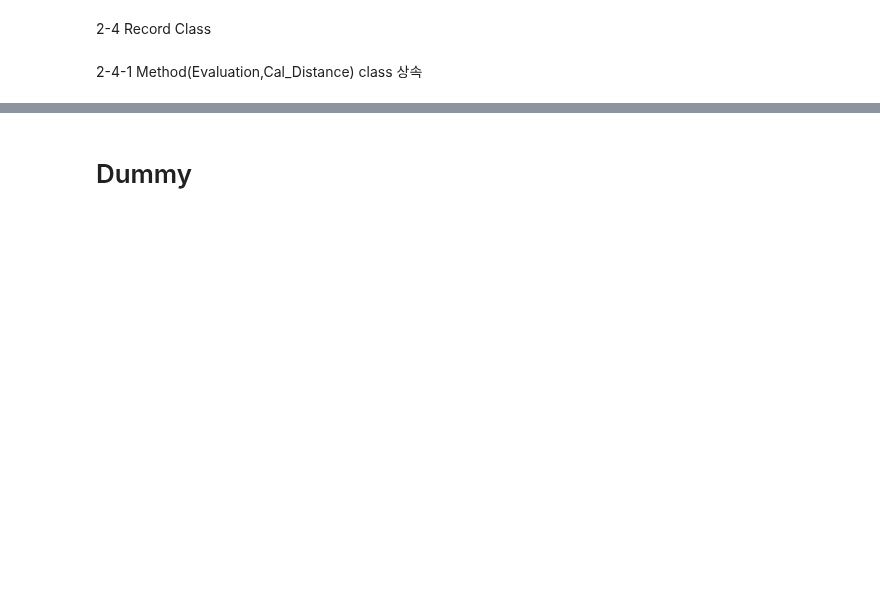
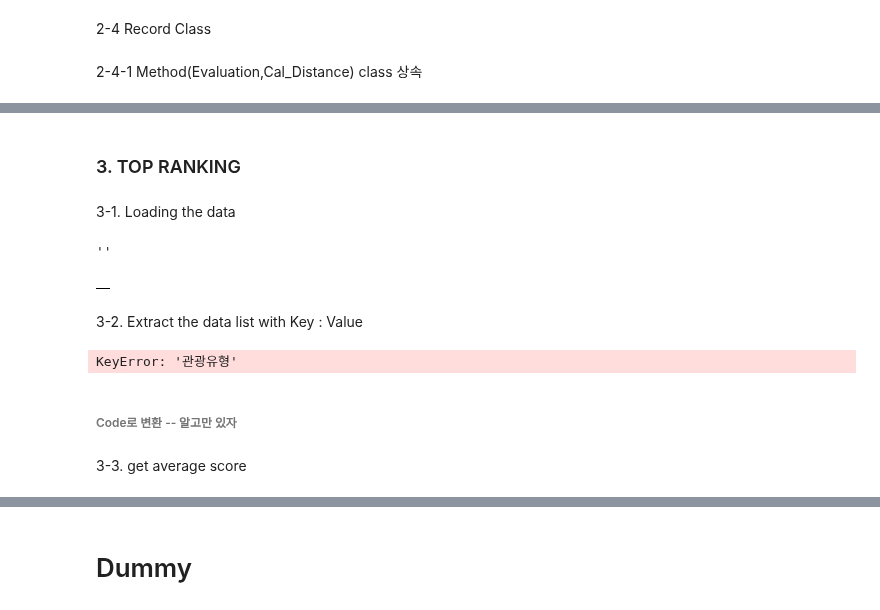
Before and after one commit to kikiru328/CAKD3-Github, a Jupyter notebook: 20210630/Dum's Program.ipynb, the cells around one changed output, grey strips where cells are left out. Drawn from its saved outputs; the diff is of its cells as text; code cells hidden in the pictures; blank space fills up the shorter version.

```diff
--- a/20210630/Dum's Program.ipynb
+++ b/20210630/Dum's Program.ipynb
@@ -290,0 +369,30 @@ TypeError: evalue_costs() missing 2 required positional arguments: 'p_cost' and
+# %% [markdown]
+### 3. TOP RANKING
+# %% [markdown]
+3-1. Loading the data
+# %%
+with open("Dummy.txt",'r') as f: data = f.read()
+data
+# %% [output]
+''
+# %%
+from ast import literal_eval
+import pandas as pd
+
+with open('Dummy.txt') as f:
+    data = f.readlines()
+    data = [literal_eval(x.strip()) for x in data]
+
+
+data = pd.DataFrame(data)
+data.head()
+# %% [output]
+|  |
+# %% [markdown]
+3-2. Extract the data list with Key : Value
+# %%
+data[data["관광유형"] == '도시']
+# %% [output]
+KeyError: '관광유형'
+# %% [markdown]
+###### Code로 변환 -- 알고만 있자
@@ -290,0 +405,2 @@ TypeError: evalue_costs() missing 2 required positional arguments: 'p_cost' and
+# %% [markdown]
+3-3. get average score
```
Also changed, not shown: parts of 42 cells of this notebook, 4 other files.
